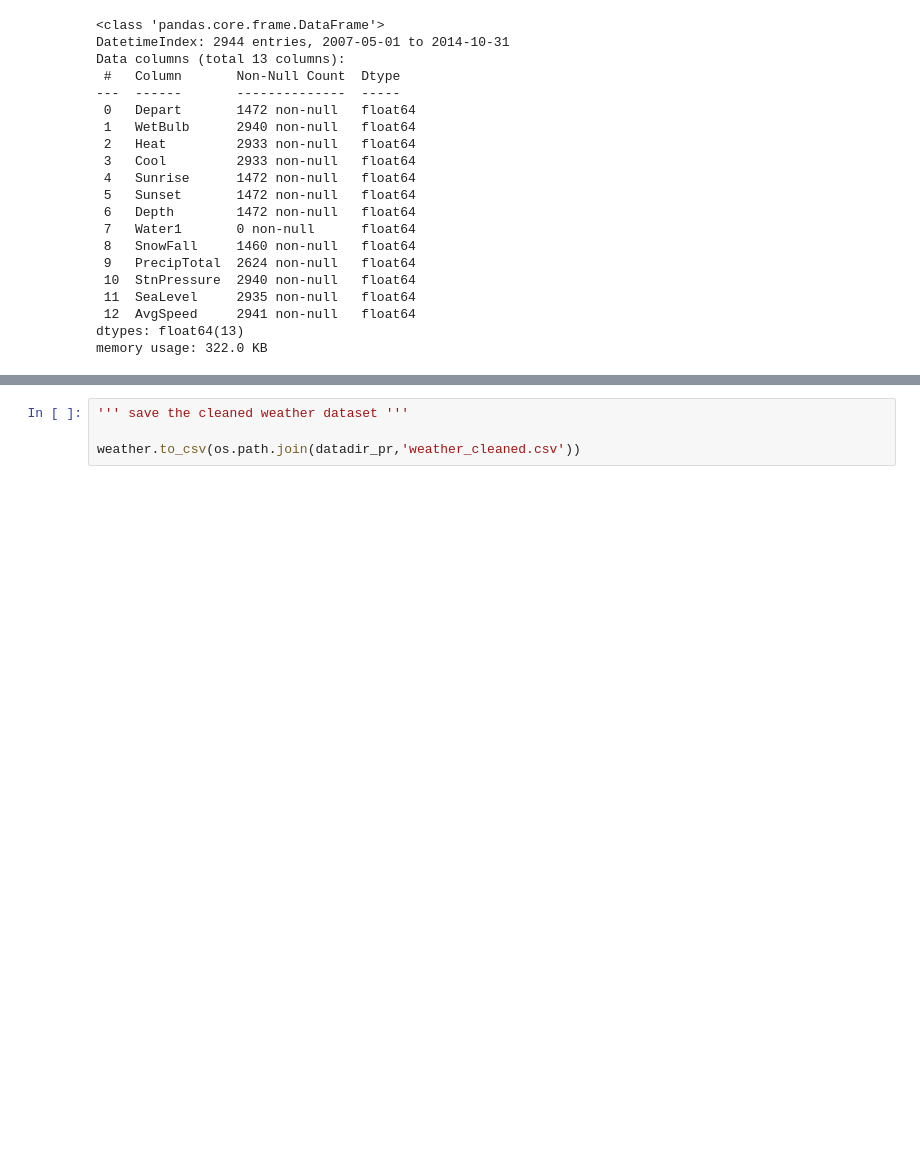
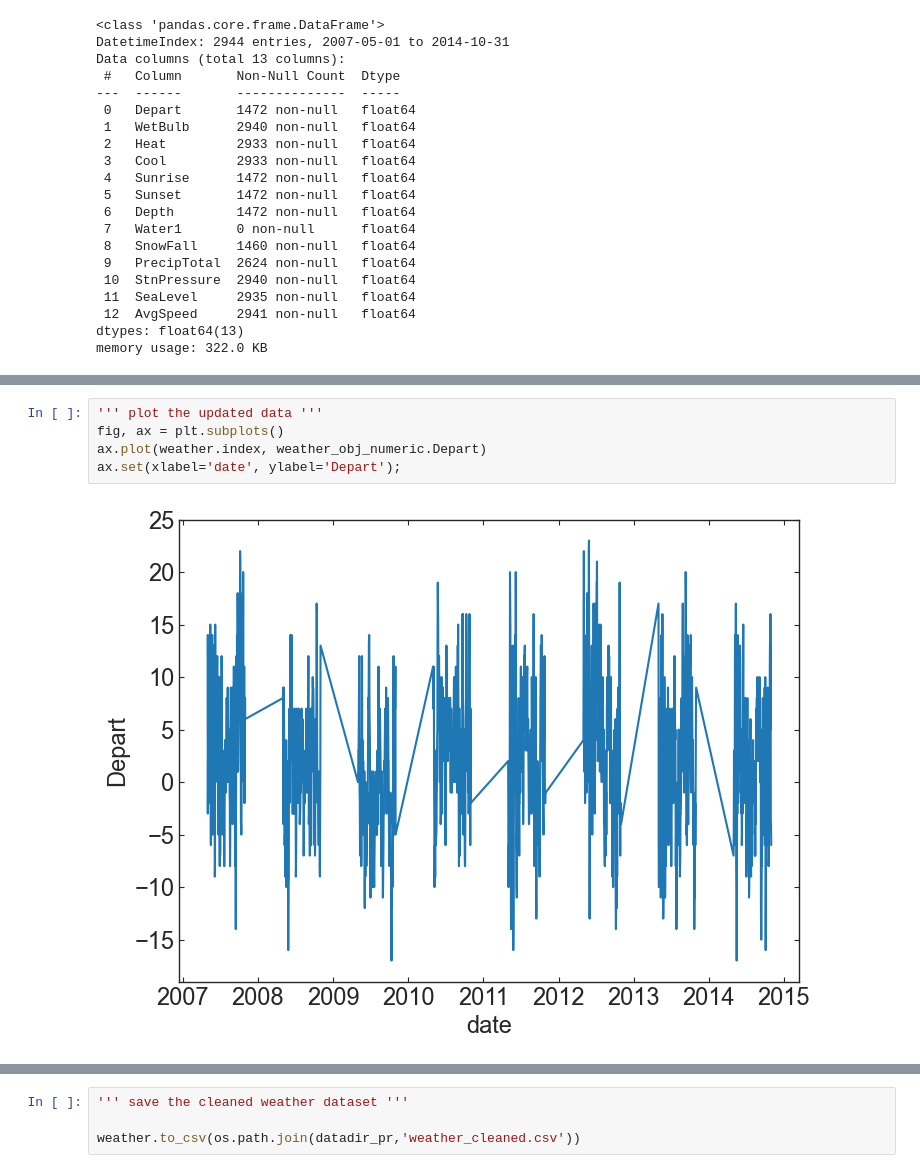
Before and after one commit to astrodoo/Springboard, a Jupyter notebook: Capstone_WestNileVirus/notebook/WestNileVirus_Wrangling.ipynb, the cells around one changed output, grey strips where cells are left out. Drawn from its saved outputs; the diff is of its cells as text; blank space fills up the shorter version.

```diff
--- a/Capstone_WestNileVirus/notebook/WestNileVirus_Wrangling.ipynb
+++ b/Capstone_WestNileVirus/notebook/WestNileVirus_Wrangling.ipynb
@@ -374,0 +444,7 @@ memory usage: 322.0 KB
+# %%
+''' plot the updated data '''
+fig, ax = plt.subplots()
+ax.plot(weather.index, weather_obj_numeric.Depart)
+ax.set(xlabel='date', ylabel='Depart');
+# %% [output]
+[figure, added]
```
Also changed, not shown: parts of 16 cells of this notebook, 5 other files.
